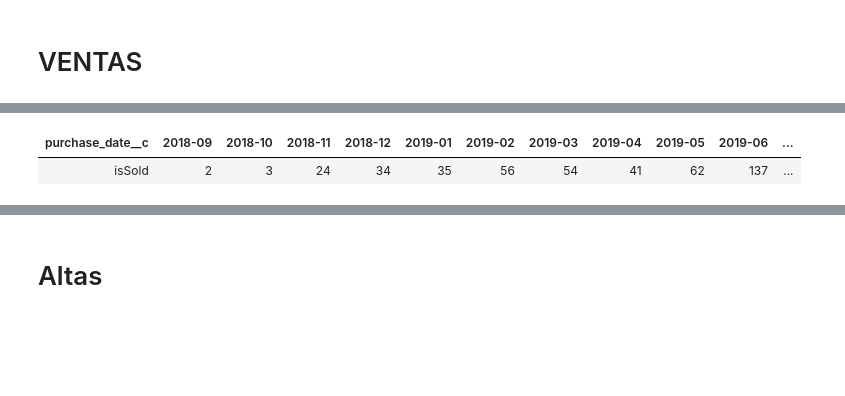
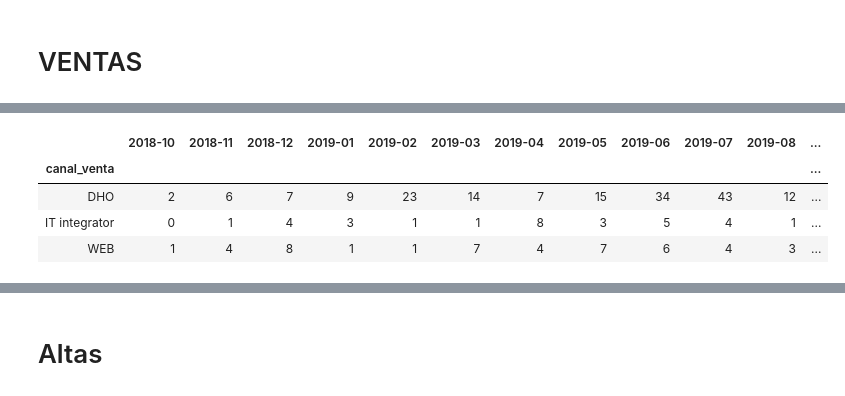
Before and after one commit to mariaadradosr/PyCartera, a Jupyter notebook: Final_PyCartera.ipynb, the cells around one changed output, grey strips where cells are left out. Cells and saved outputs as stored; diff of their text form; code cells hidden in the pictures; blank space fills up the shorter version.

```diff
--- a/Final_PyCartera.ipynb
+++ b/Final_PyCartera.ipynb
@@ -59,5 +52,8 @@ def ass_vta_fam_mes(df,canal=0):
 # %%
-ass_vta_fam_mes(df,canal=2)
+functions.cli_vta_mes(df,2)
 # %% [output]
-| purchase_date__c | 2018-09 | 2018-10 | 2018-11 | 2018-12 | 2019-01 | 2019-02 | 2019-03 | 2019-04 | 2019-05 | 2019-06 | ... |
-| isSold | 2 | 3 | 24 | 34 | 35 | 56 | 54 | 41 | 62 | 137 | ... |
+|  | 2018-10 | 2018-11 | 2018-12 | 2019-01 | 2019-02 | 2019-03 | 2019-04 | 2019-05 | 2019-06 | 2019-07 | 2019-08 | ... |
+| canal_venta |  |  |  |  |  |  |  |  |  |  |  | ... |
+| DHO | 2 | 6 | 7 | 9 | 23 | 14 | 7 | 15 | 34 | 43 | 12 | ... |
+| IT integrator | 0 | 1 | 4 | 3 | 1 | 1 | 8 | 3 | 5 | 4 | 1 | ... |
+| WEB | 1 | 4 | 8 | 1 | 1 | 7 | 4 | 7 | 6 | 4 | 3 | ... |
```
Also changed, not shown: parts of 11 cells of this notebook, 3 other files.
